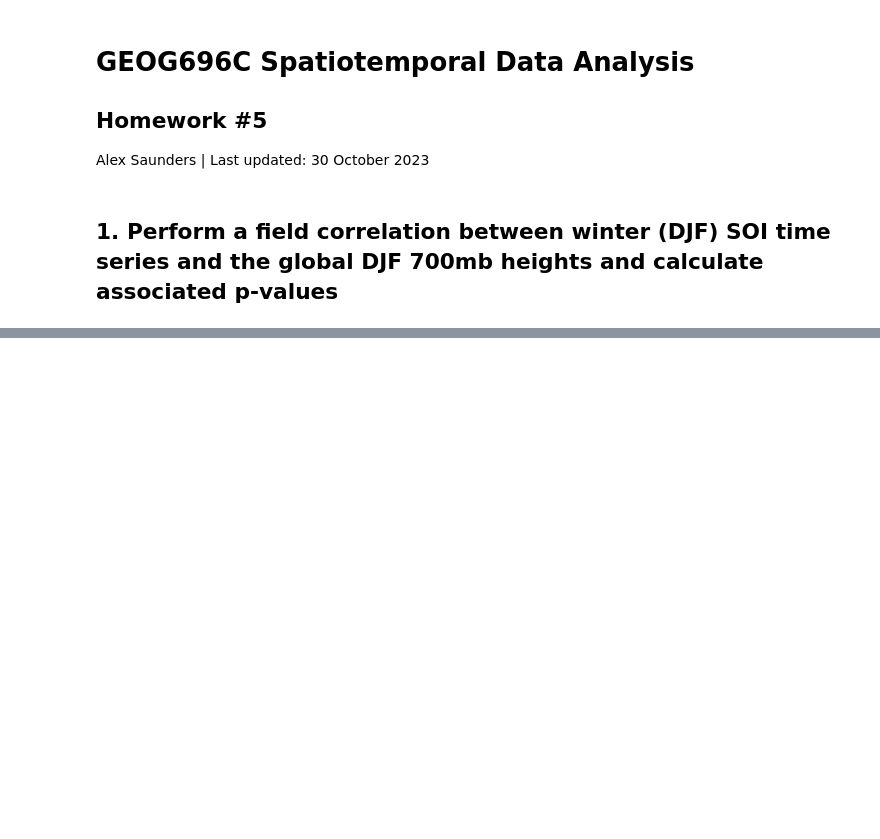
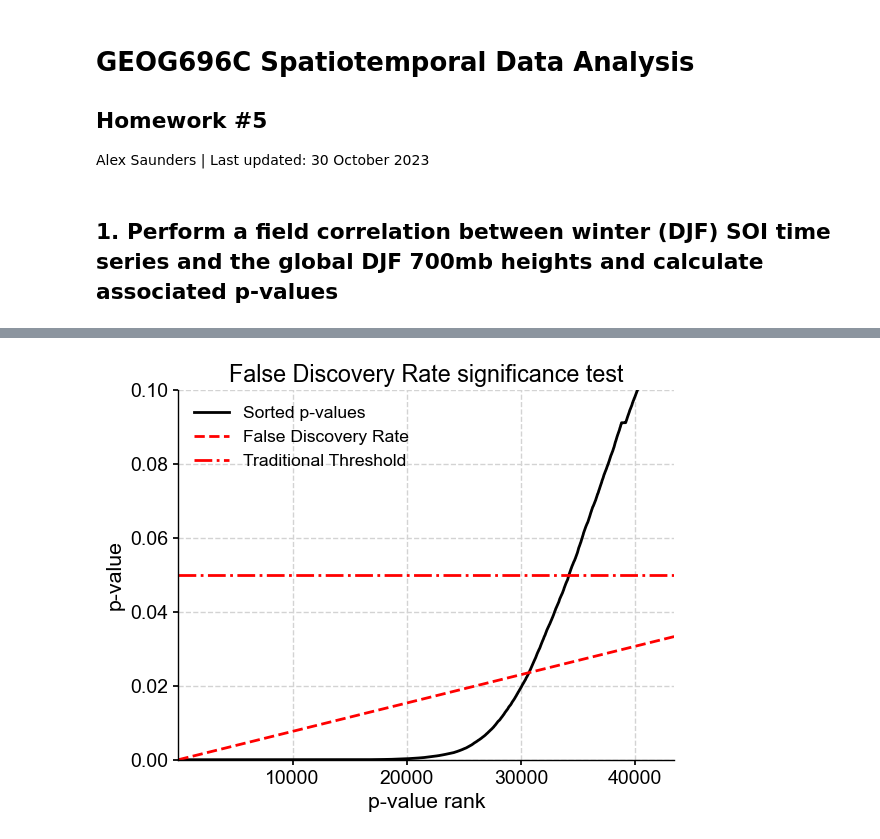
Before and after one commit to alex-saunders00/spatiotemporal_data_analysis, a Jupyter notebook: 00_hw/scr/hw5_Saunders.ipynb, the cells around one changed output, grey strips where cells are left out. Saved outputs shown, nothing was run; the diff lists cells and outputs as text; code cells hidden in the pictures; blank space fills up the shorter version.

```diff
--- a/00_hw/scr/hw5_Saunders.ipynb
+++ b/00_hw/scr/hw5_Saunders.ipynb
@@ -28,0 +187,7 @@ dataPath = Path ('C:/Users/alexa/Documents/01_personal/07_phd/05_study/02_course
+# %%
+# Order the p vales lowest to highest
+pValsArray = sig.values.ravel()
+pValsArray.sort()
+
+# Create list of i values for p-values
+pValsi = range(1, len(pValsArray)+1)
@@ -28,0 +204,20 @@ dataPath = Path ('C:/Users/alexa/Documents/01_personal/07_phd/05_study/02_course
+# %%
+fig, ax = plt.subplots()
+ax.set_title('False Discovery Rate significance test')
+ax.plot(pValsi, pValsArray ,'k', label='Sorted p-values')
+ax.plot([0, len(pValsi)+1], [0, sigThreshold], 'r--', label='False Discovery Rate')
+# ax.plot(sigFDRIndices, pValsArray[sigFDRIndices])
+# ax.plot(pValsi, pValsFDR, 'r')
+ax.plot()
+ax.plot([0, len(pValsi)+1], [sigThreshold, sigThreshold], 'r-.', label='Traditional Threshold')
+ax.set_ylabel('p-value')
+ax.set_xlabel('p-value rank')
+
+ax.set_xlim(1,len(pValsi)+1)
+ax.set_xlim(1,round((len(pValsi)+1)/1.5))
+ax.set_ylim(0,0.1)
+
+ax.legend()
+plt.show()
+# %% [output]
+[figure, added]
```
Also changed, not shown: parts of 61 cells of this notebook.
